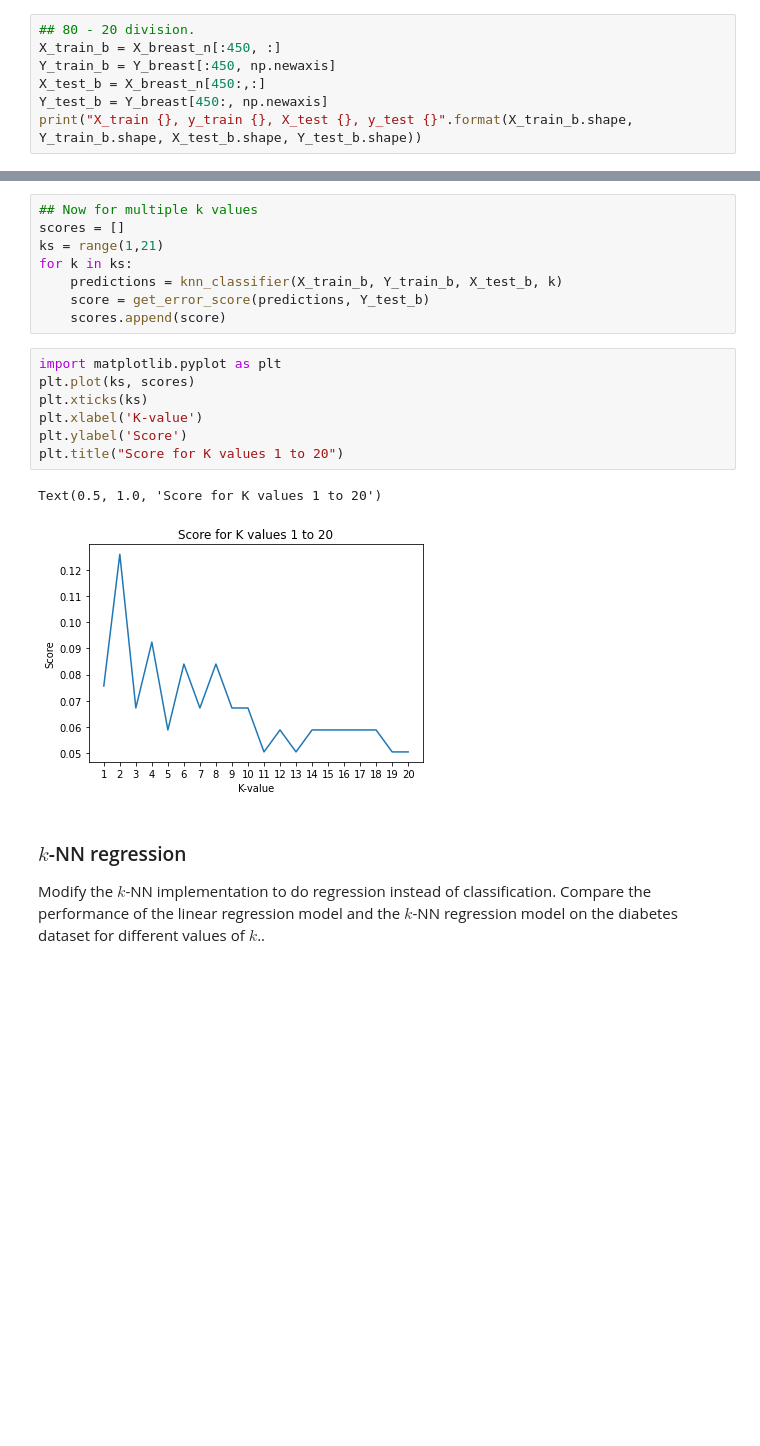
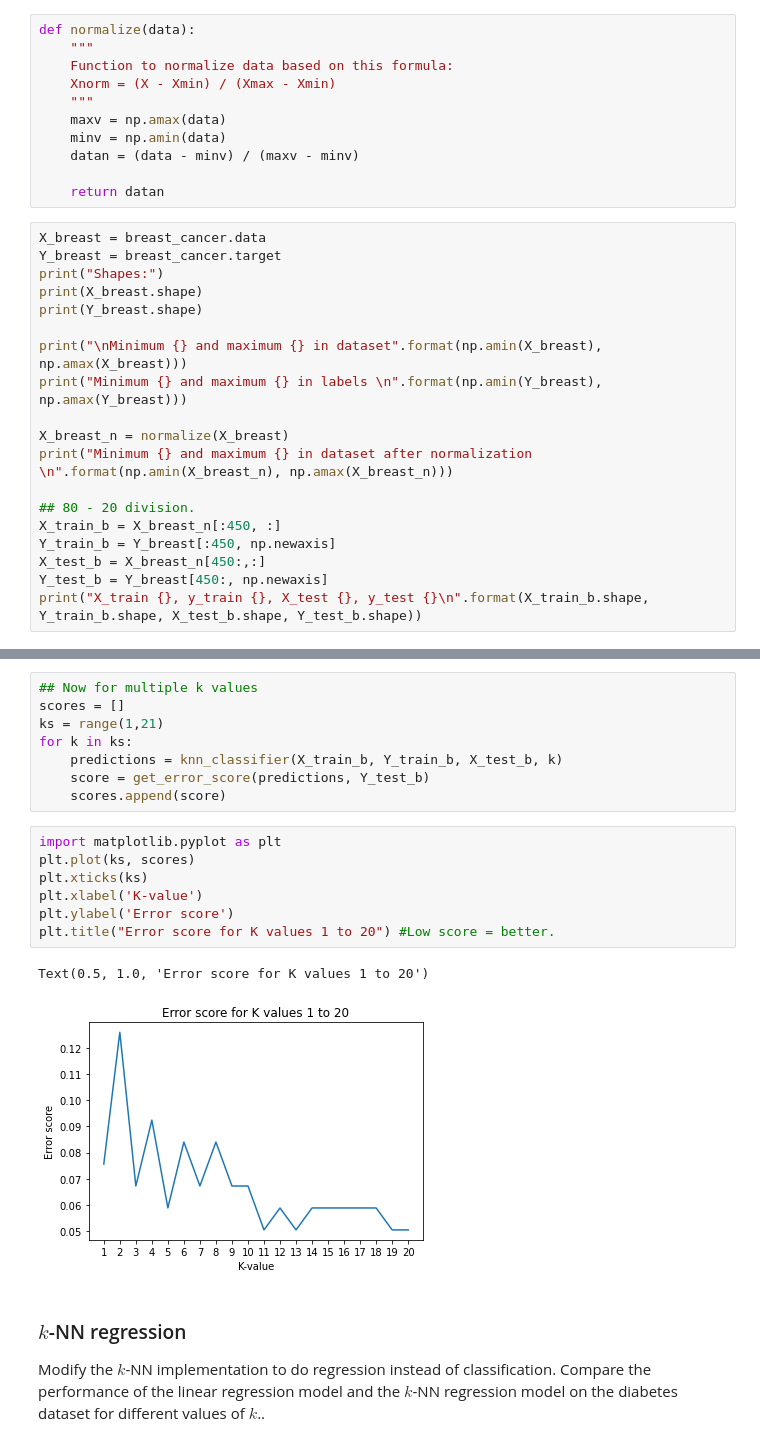
Before and after one commit to MirtheK/8dm50-machine-learning, a Jupyter notebook: practicals/week_1.ipynb, the cells around one changed output, grey strips where cells are left out. Cells and saved outputs as stored; diff of their text form; blank space fills up the shorter version.

```diff
--- a/practicals/week_1.ipynb
+++ b/practicals/week_1.ipynb
@@ -171,8 +154,31 @@ X_breast_n = X_breast/norm
+# %%
+def normalize(data):
+    """
+    Function to normalize data based on this formula:
+    Xnorm = (X - Xmin) / (Xmax - Xmin)
+    """
+    maxv = np.amax(data)
+    minv = np.amin(data)
+    datan = (data - minv) / (maxv - minv)
+
+    return datan
 # %%
+X_breast = breast_cancer.data
+Y_breast = breast_cancer.target
+print("Shapes:")
+print(X_breast.shape)
+print(Y_breast.shape)
+
+print("\nMinimum {} and maximum {} in dataset".format(np.amin(X_breast), np.amax(X_breast)))
+print("Minimum {} and maximum {} in labels \n".format(np.amin(Y_breast), np.amax(Y_breast)))
+
+X_breast_n = normalize(X_breast)
+print("Minimum {} and maximum {} in dataset after normalization \n".format(np.amin(X_breast_n), np.amax(X_breast_n)))
+
 ## 80 - 20 division.
 X_train_b = X_breast_n[:450, :]
 Y_train_b = Y_breast[:450, np.newaxis]
 X_test_b = X_breast_n[450:,:]
 Y_test_b = Y_breast[450:, np.newaxis]
-print("X_train {}, y_train {}, X_test {}, y_test {}".format(X_train_b.shape, Y_train_b.shape, X_test_b.shape, Y_test_b.shape))
+print("X_train {}, y_train {}, X_test {}, y_test {}\n".format(X_train_b.shape, Y_train_b.shape, X_test_b.shape, Y_test_b.shape))
 # %% [output]
@@ -199,13 +214,13 @@ for k in ks:
 # %%
 import matplotlib.pyplot as plt
 plt.plot(ks, scores)
 plt.xticks(ks)
 plt.xlabel('K-value')
-plt.ylabel('Score')
-plt.title("Score for K values 1 to 20")
+plt.ylabel('Error score')
+plt.title("Error score for K values 1 to 20") #Low score = better.
 # %% [output]
-Text(0.5, 1.0, 'Score for K values 1 to 20')
+Text(0.5, 1.0, 'Error score for K values 1 to 20')
-[figure, old version]
+[figure, new version]
 # %% [markdown]
 ### $k$-NN regression
 
```
Also changed, not shown: parts of 10 cells of this notebook, 1 other file.
